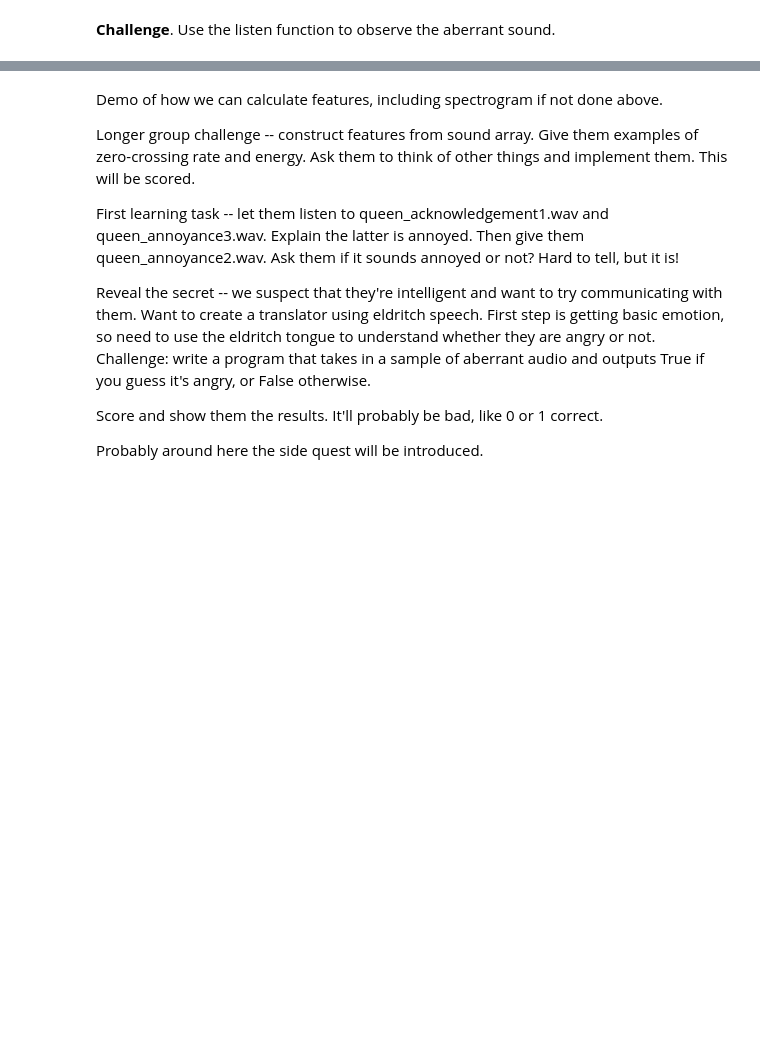
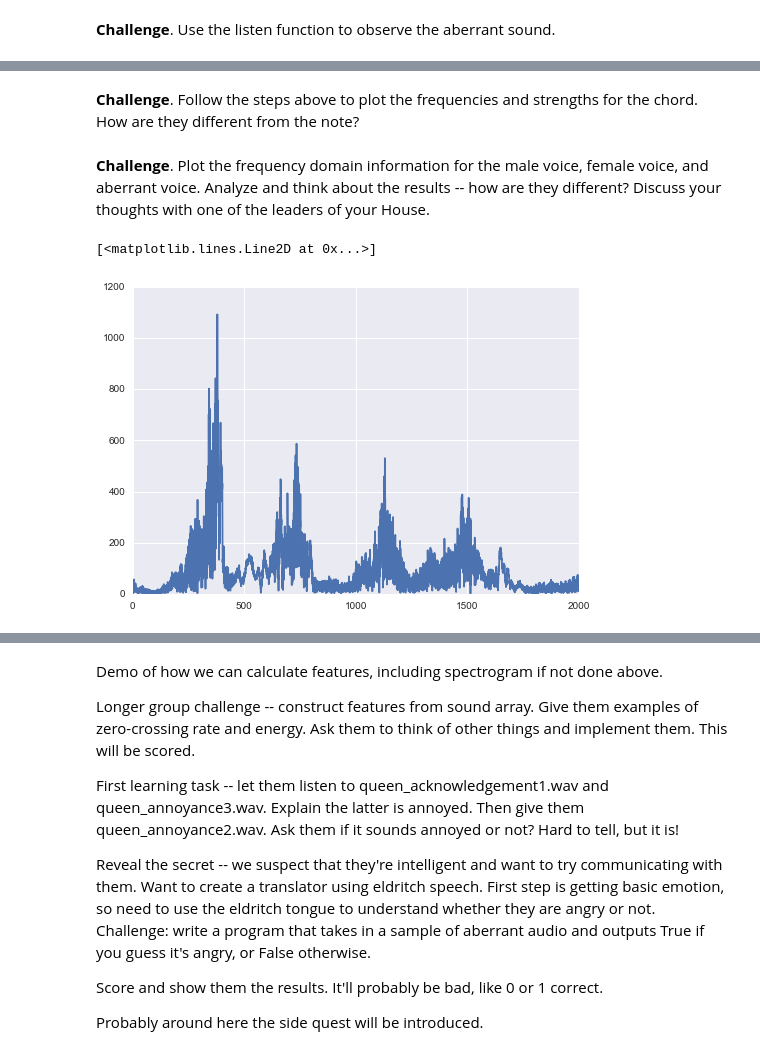
Before and after one commit to cferko/artificer, a Jupyter notebook: source/micaeli/micaeli_draft.ipynb, the cells around one changed output, grey strips where cells are left out. Drawn from its saved outputs; the diff is of its cells as text; code cells hidden in the pictures; blank space fills up the shorter version.

```diff
--- a/source/micaeli/micaeli_draft.ipynb
+++ b/source/micaeli/micaeli_draft.ipynb
@@ -102,0 +249,11 @@ frequency_domain_demo()
+# %% [markdown]
+__Challenge__. Follow the steps above to plot the frequencies and strengths for the chord. How are they different from the note?
+# %% [markdown]
+__Challenge__. Plot the frequency domain information for the male voice, female voice, and aberrant voice. Analyze and think about the results -- how are they different? Discuss your thoughts with one of the leaders of your House.
+# %%
+male_frequencies, male_strengths = frequency_domain(get_male_example())
+
+plot(male_frequencies, male_strengths)
+# %% [output]
+[<matplotlib.lines.Line2D at 0x...>]
+[figure, added]
```
Also changed, not shown: parts of 55 cells of this notebook, 7 other files.
